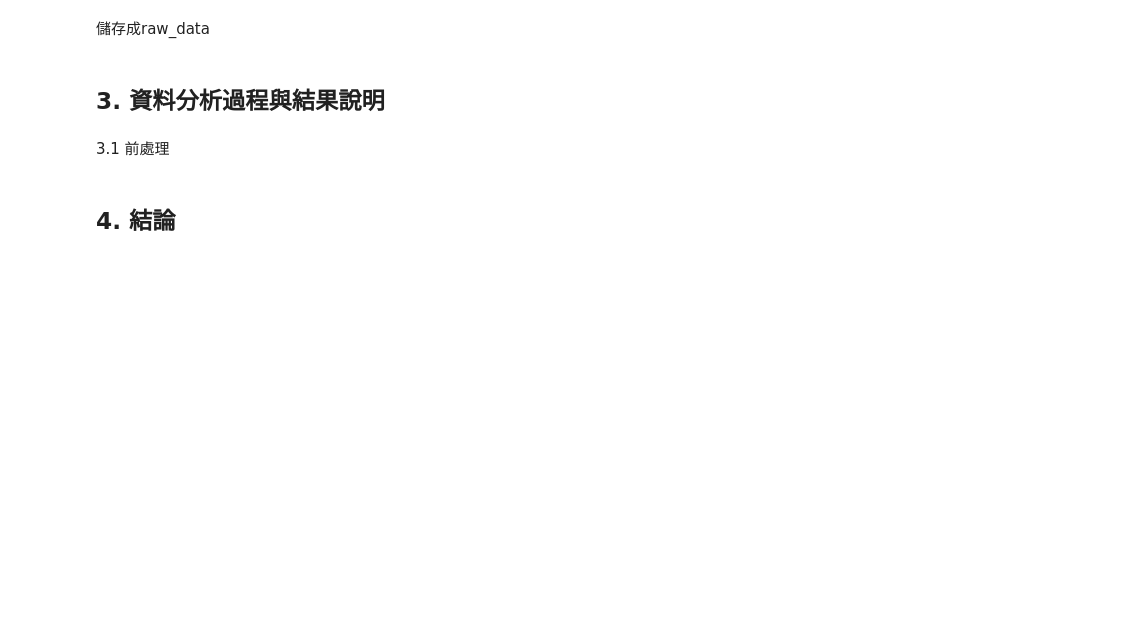
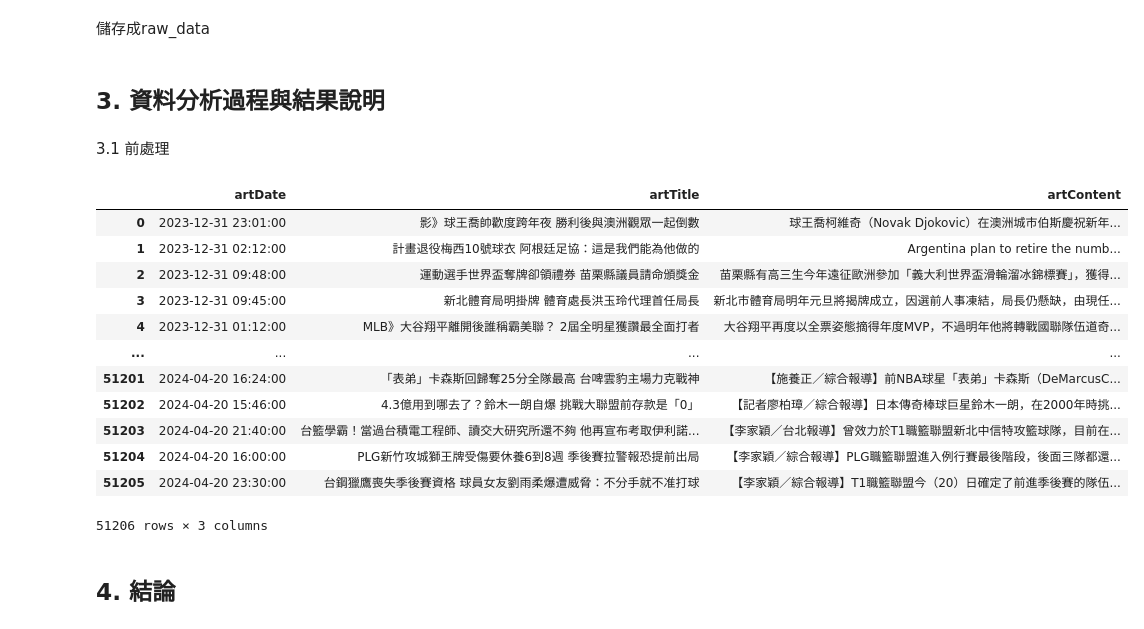
Before and after one commit to weiyu9805/SMA_project, a Jupyter notebook: project1.ipynb, the cells around one changed output. Drawn from its saved outputs; the diff is of its cells as text; code cells hidden in the pictures; blank space fills up the shorter version.

```diff
--- a/project1.ipynb
+++ b/project1.ipynb
@@ -146,5 +148,22 @@ filter_df.to_csv('data/raw_data.csv',index=False)
 ## 3. 資料分析過程與結果說明
 # %% [markdown]
 3.1 前處理
+# %%
+raw_data=pd.read_csv('data/raw_data.csv')
+raw_data
+# %% [output]
+|  | artDate | artTitle | artContent |
+| 0 | 2023-12-31 23:01:00 | 影》球王喬帥歡度跨年夜 勝利後與澳洲觀眾一起倒數 | 球王喬柯維奇（Novak Djokovic）在澳洲城市伯斯慶祝新年... |
+| 1 | 2023-12-31 02:12:00 | 計畫退役梅西10號球衣 阿根廷足協：這是我們能為他做的 | Argentina plan to retire the numb... |
+| 2 | 2023-12-31 09:48:00 | 運動選手世界盃奪牌卻領禮券 苗栗縣議員請命頒獎金 | 苗栗縣有高三生今年遠征歐洲參加「義大利世界盃滑輪溜冰錦標賽」，獲得... |
+| 3 | 2023-12-31 09:45:00 | 新北體育局明掛牌 體育處長洪玉玲代理首任局長 | 新北市體育局明年元旦將揭牌成立，因選前人事凍結，局長仍懸缺，由現任... |
+| 4 | 2023-12-31 01:12:00 | MLB》大谷翔平離開後誰稱霸美聯？ 2屆全明星獲讚最全面打者 | 大谷翔平再度以全票姿態摘得年度MVP，不過明年他將轉戰國聯隊伍道奇... |
+| ... | ... | ... | ... |
+| 51201 | 2024-04-20 16:24:00 | 「表弟」卡森斯回歸奪25分全隊最高 台啤雲豹主場力克戰神 | 【施養正／綜合報導】前NBA球星「表弟」卡森斯（DeMarcusC... |
+| 51202 | 2024-04-20 15:46:00 | 4.3億用到哪去了？鈴木一朗自爆 挑戰大聯盟前存款是「0」 | 【記者廖柏璋／綜合報導】日本傳奇棒球巨星鈴木一朗，在2000年時挑... |
+| 51203 | 2024-04-20 21:40:00 | 台籃學霸！當過台積電工程師、讀交大研究所還不夠 他再宣布考取伊利諾... | 【李家穎／台北報導】曾效力於T1職籃聯盟新北中信特攻籃球隊，目前在... |
+| 51204 | 2024-04-20 16:00:00 | PLG新竹攻城獅王牌受傷要休養6到8週 季後賽拉警報恐提前出局 | 【李家穎／綜合報導】PLG職籃聯盟進入例行賽最後階段，後面三隊都還... |
+| 51205 | 2024-04-20 23:30:00 | 台鋼獵鷹喪失季後賽資格 球員女友劉雨柔爆遭威脅：不分手就不准打球 | 【李家穎／綜合報導】T1職籃聯盟今（20）日確定了前進季後賽的隊伍... |
+51206 rows × 3 columns
 # %% [markdown]
 ## 4. 結論
```
Also changed, not shown: parts of 1 cell of this notebook, 4 other files.
